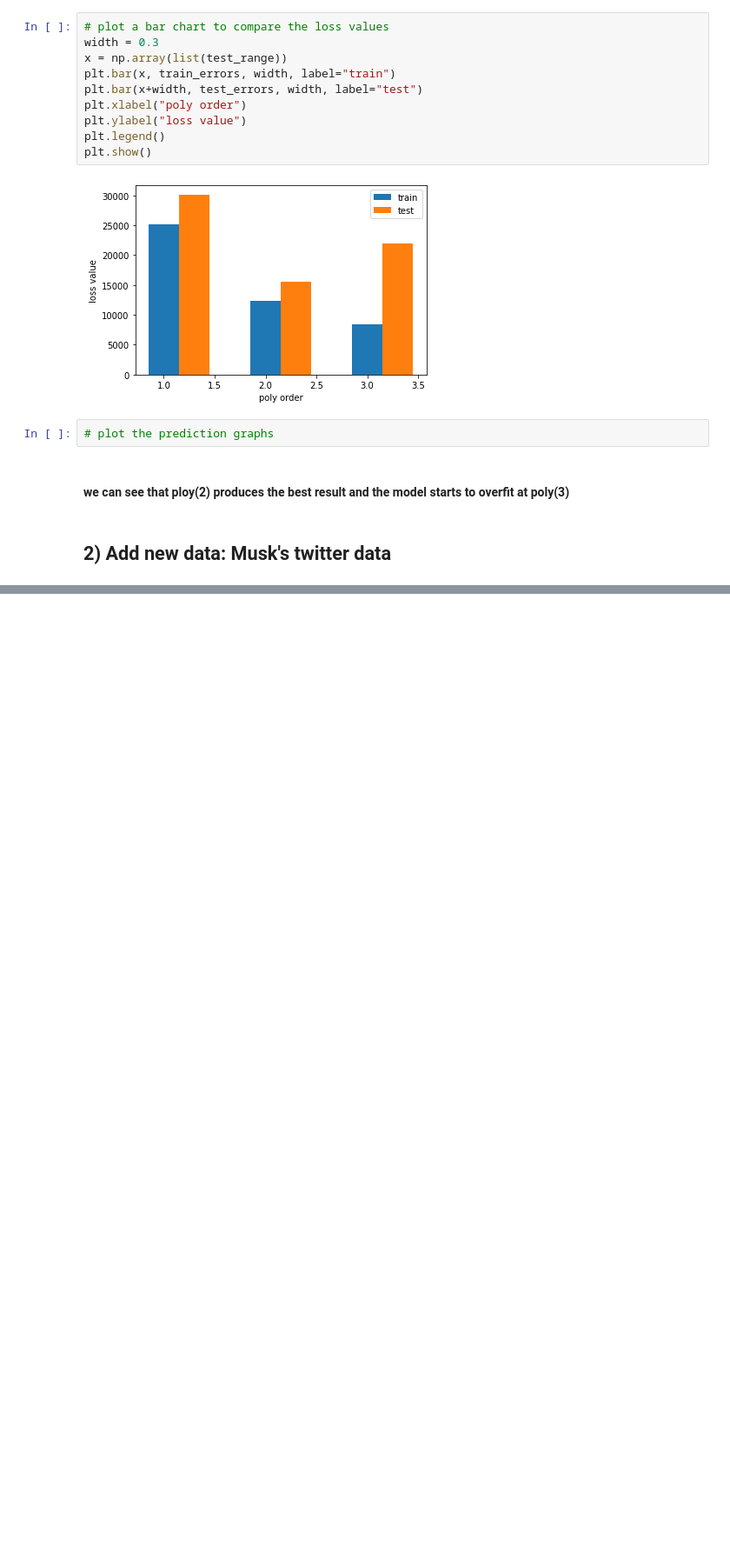
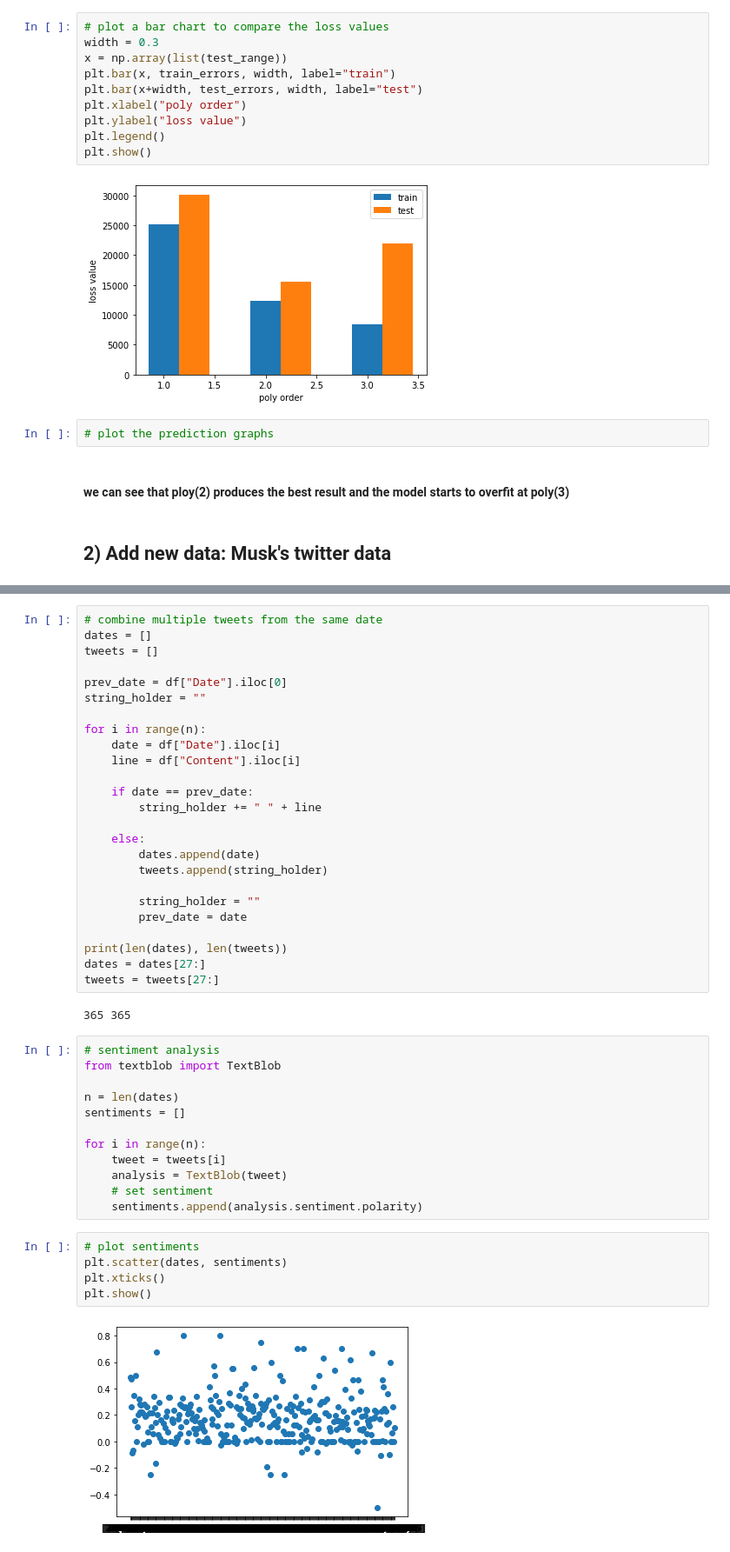
Before and after one commit to Austin-Li-1123/Tesla_forcasting_feature_analysis, a Jupyter notebook: model/model.py.ipynb, the cells around one changed output, grey strips where cells are left out. Shown at 87% size. Cells and saved outputs as stored; diff of their text form; blank space fills up the shorter version.

```diff
--- a/model/model.py.ipynb
+++ b/model/model.py.ipynb
@@ -324,0 +387,46 @@ plt.show()
+# %%
+# combine multiple tweets from the same date
+dates = []
+tweets = []
+
+prev_date = df["Date"].iloc[0]
+string_holder = ""
+
+for i in range(n):
+    date = df["Date"].iloc[i]
+    line = df["Content"].iloc[i]
+
+    if date == prev_date:
+        string_holder += " " + line
+
+    else:
+        dates.append(date)
+        tweets.append(string_holder)
+
+        string_holder = ""
+        prev_date = date
+
+print(len(dates), len(tweets))
+dates = dates[27:]
+tweets = tweets[27:]
+# %% [output]
+365 365
+# %%
+# sentiment analysis
+from textblob import TextBlob
+
+n = len(dates)
+sentiments = []
+
+for i in range(n):
+    tweet = tweets[i]
+    analysis = TextBlob(tweet)
+    # set sentiment
+    sentiments.append(analysis.sentiment.polarity)
+# %%
+# plot sentiments
+plt.scatter(dates, sentiments)
+plt.xticks()
+plt.show()
+# %% [output]
+[figure, added]
```
Also changed, not shown: parts of 8 cells of this notebook, 3 other files.
